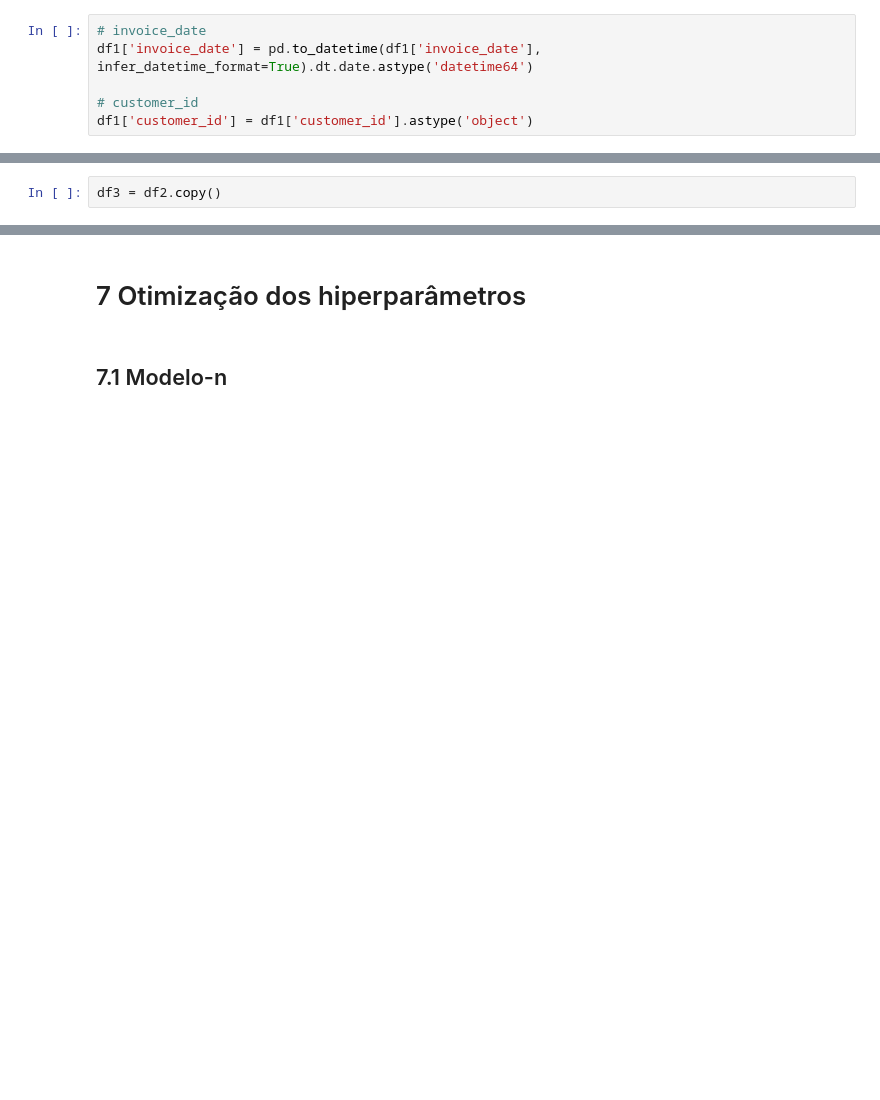
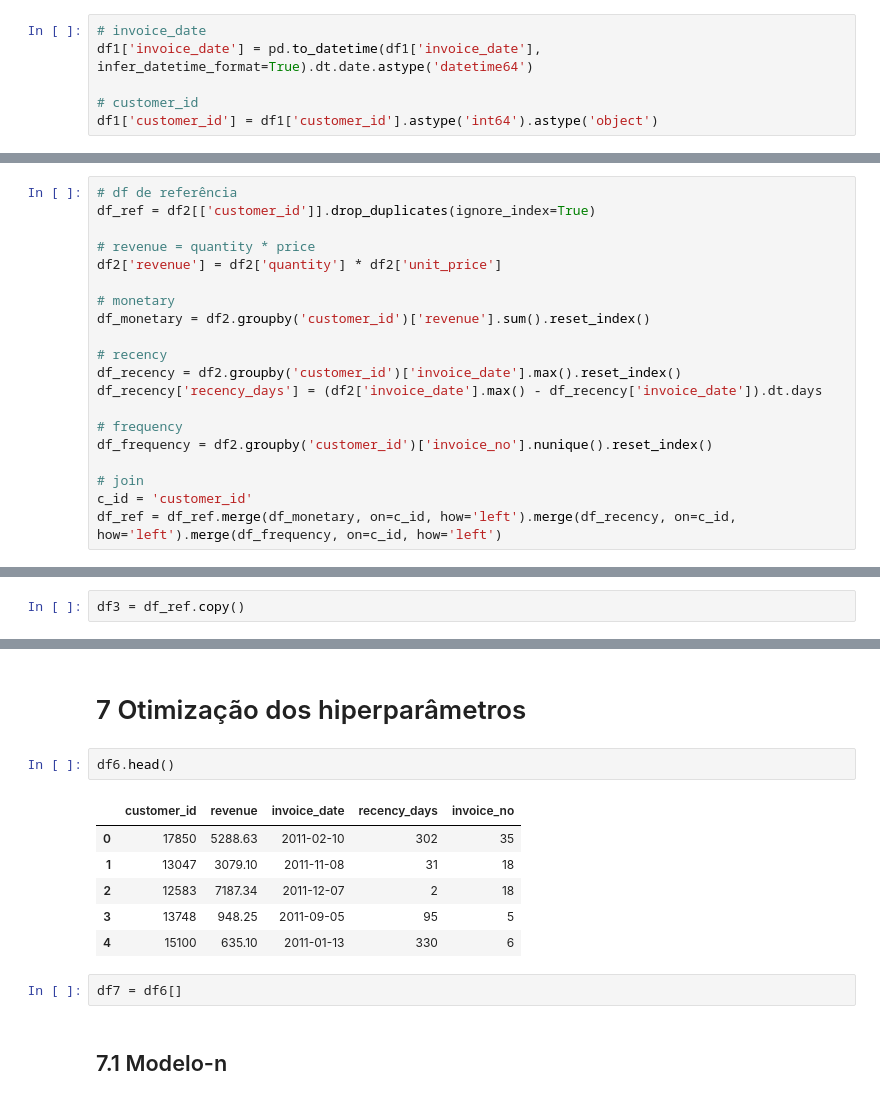
Before and after one commit to brasil95/insiders-cluster-analysis, a Jupyter notebook: notebooks/01_insiders_cluster_analysis.ipynb, the cells around one changed output, grey strips where cells are left out. Saved outputs shown, nothing was run; the diff lists cells and outputs as text; blank space fills up the shorter version.

```diff
--- a/notebooks/01_insiders_cluster_analysis.ipynb
+++ b/notebooks/01_insiders_cluster_analysis.ipynb
@@ -125,4 +116,4 @@ df1.head()
 df1['invoice_date'] = pd.to_datetime(df1['invoice_date'], infer_datetime_format=True).dt.date.astype('datetime64')
 
 # customer_id
-df1['customer_id'] = df1['customer_id'].astype('object')
+df1['customer_id'] = df1['customer_id'].astype('int64').astype('object')
@@ -173,5 +176,25 @@ Image("../images/")
 ## 2.3 Lista final de hipóteses
 # %% [markdown]
 ## 2.4 Criação de novas variáveis
+# %%
+# df de referência
+df_ref = df2[['customer_id']].drop_duplicates(ignore_index=True)
+
+# revenue = quantity * price
+df2['revenue'] = df2['quantity'] * df2['unit_price']
+
+# monetary
+df_monetary = df2.groupby('customer_id')['revenue'].sum().reset_index()
+
+# recency
+df_recency = df2.groupby('customer_id')['invoice_date'].max().reset_index()
+df_recency['recency_days'] = (df2['invoice_date'].max() - df_recency['invoice_date']).dt.days
+
+# frequency
+df_frequency = df2.groupby('customer_id')['invoice_no'].nunique().reset_index()
+
+# join
+c_id = 'customer_id'
+df_ref = df_ref.merge(df_monetary, on=c_id, how='left').merge(df_recency, on=c_id, how='left').merge(df_frequency, on=c_id, how='left')
 # %%
 df2.head().T
@@ -178,7 +212,7 @@ df2.head().T
 # %% [markdown]
 # 3 Filtragem dos dados
 # %%
-df3 = df2.copy()
+df3 = df_ref.copy()
 # %% [markdown]
 ## 3.1 Filtragem das linhas
 # %% [markdown]
@@ -255,6 +289,17 @@ df6 = df5.copy()
 ## 6.3 Seleção de variáveis manual após feature selector
 # %% [markdown]
 # 7 Otimização dos hiperparâmetros
+# %%
+df6.head()
+# %% [output]
+|  | customer_id | revenue | invoice_date | recency_days | invoice_no |
+| 0 | 17850 | 5288.63 | 2011-02-10 | 302 | 35 |
+| 1 | 13047 | 3079.10 | 2011-11-08 | 31 | 18 |
+| 2 | 12583 | 7187.34 | 2011-12-07 | 2 | 18 |
+| 3 | 13748 | 948.25 | 2011-09-05 | 95 | 5 |
+| 4 | 15100 | 635.10 | 2011-01-13 | 330 | 6 |
+# %%
+df7 = df6[]
 # %% [markdown]
 ## 7.1 Modelo-n
 # %% [markdown]
```
Also changed, not shown: parts of 4 cells of this notebook.
